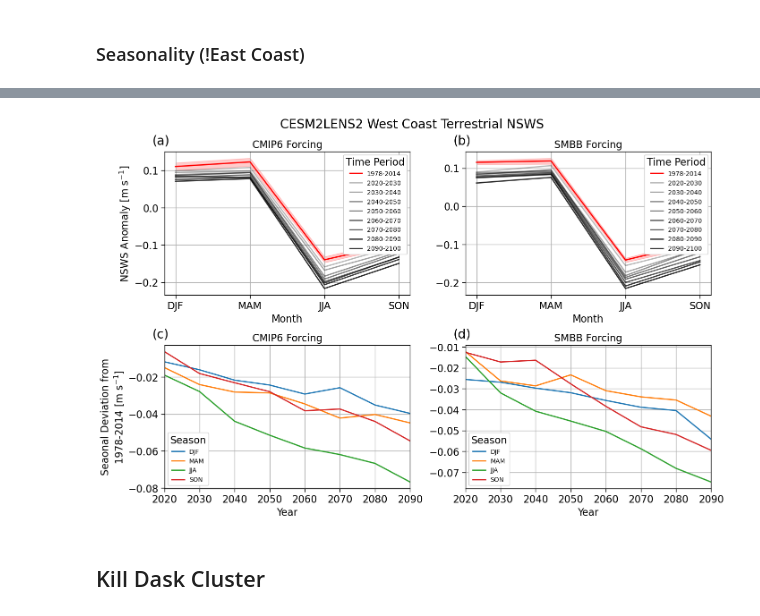
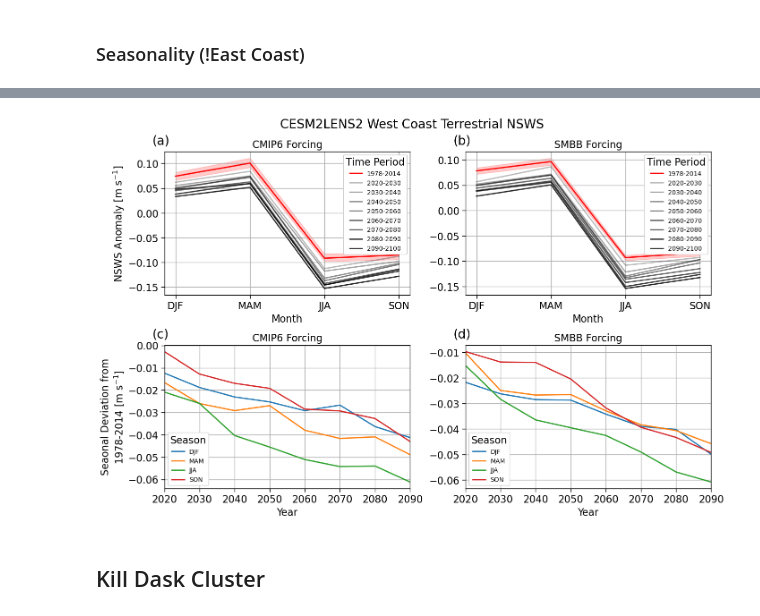
Before and after one commit to ivalencius/winds-of-change, a Jupyter notebook: CESMLENS2.ipynb, the cells around one changed output, grey strips where cells are left out. Cells and saved outputs as stored; diff of their text form; code cells hidden in the pictures.

```diff
--- a/CESMLENS2.ipynb
+++ b/CESMLENS2.ipynb
@@ -761,7 +761,8 @@ fig, axes = plt.subplots(figsize=(14, 9), nrows=2, ncols=2, layout="constrained"
 for i, force in enumerate(mon_forcings.keys()):
     ax = axes[0, i]
     us = mask_data(mon_forcings[force], us_states, regions=None, drop=True)
-    west_coast = mask_data(us, us_states, east_states, reverse=True, drop=True)
+    conus = mask_data(us, us_states, ['alaska', 'hawaii'], reverse=True, drop=True)
+    west_coast = mask_data(conus, us_states, east_states, reverse=True, drop=True)
     # conus = conus.where(conus.notnull(), drop=True)
     # Get historical data
     west_coast_hist = west_coast.WSPDSRFAV.sel(time=slice('1978', '2014'))
@@ -790,34 +791,34 @@ for i, force in enumerate(mon_forcings.keys()):
     if i == 0:
         ax.set_ylabel('NSWS Anomaly [m s$^{-1}$]')
     ax.legend(fontsize=10, title='Time Period', framealpha=1, loc='upper right')
     # Plot 2 - Trend
     ax = axes[1, i]
     for s in range(len(hist_means.season)):
         ax.plot(np.arange(2020, 2100, 10), [d.isel(season=s) for d in difference], label=hist_means.season.values[s])
     # Plot 2 - Options
     ax.set_title(f'{force.upper()} Forcing')
     ax.set_xlabel('Year')
     if i == 0:
         ax.set_ylabel('Seaonal Deviation from\n1978-2014 [m s$^{-1}$]')
     # ax.set_ylim(-0.2, 0)
     ax.set_xlim(2020, 2090)
     ax.legend(fontsize=10, title='Season', framealpha=1, loc='lower left')
 
 # Options for both plots
 for n, ax in enumerate(axes.flat):
     ax.grid(True)
     # Add subplot label
     ax.text(-0.05, 1.05, f'({string.ascii_lowercase[n]})', transform=ax.transAxes, size=20)
 
 
 fig.suptitle('CESM2LENS2 West Coast Terrestrial NSWS', fontsize=20)
 
 # Save figure
 plt.savefig('figures/cesm2lens2_seasonal_west.png', dpi=300, bbox_inches='tight', pad_inches=0.1)
 plt.show()
 # %% [output]
 [interactive output not drawn]
-[figure, old version]
+[figure, new version]
 # %% [markdown]
 ## Kill Dask Cluster
 # %%
```
Also changed, not shown: 1 other file.
